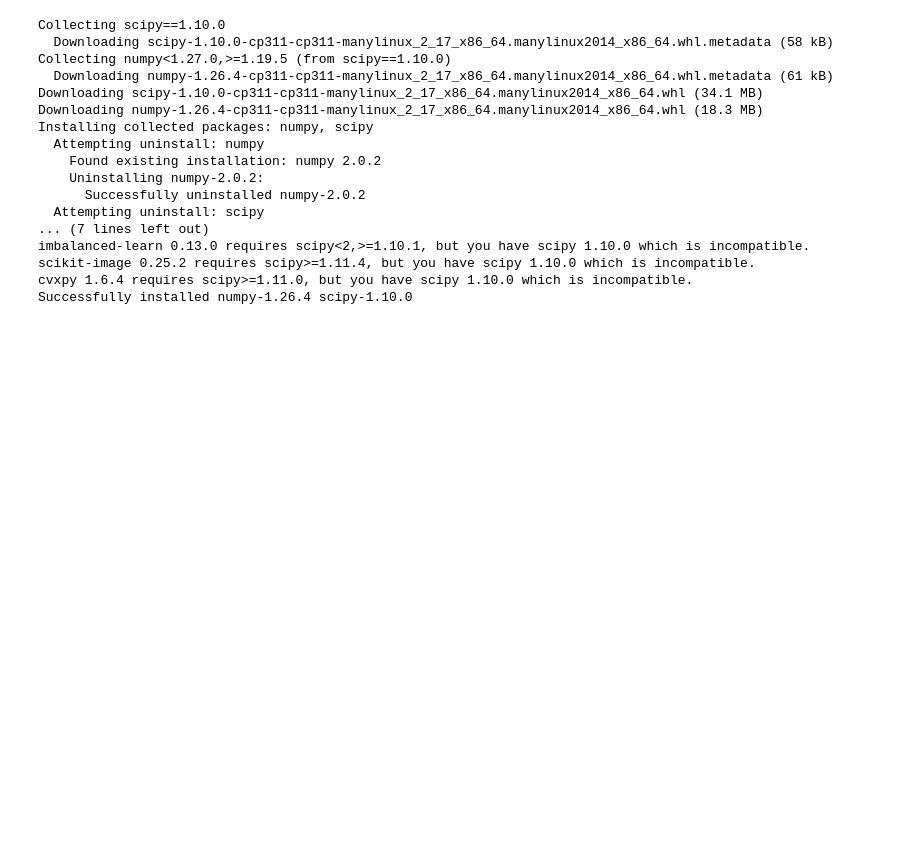
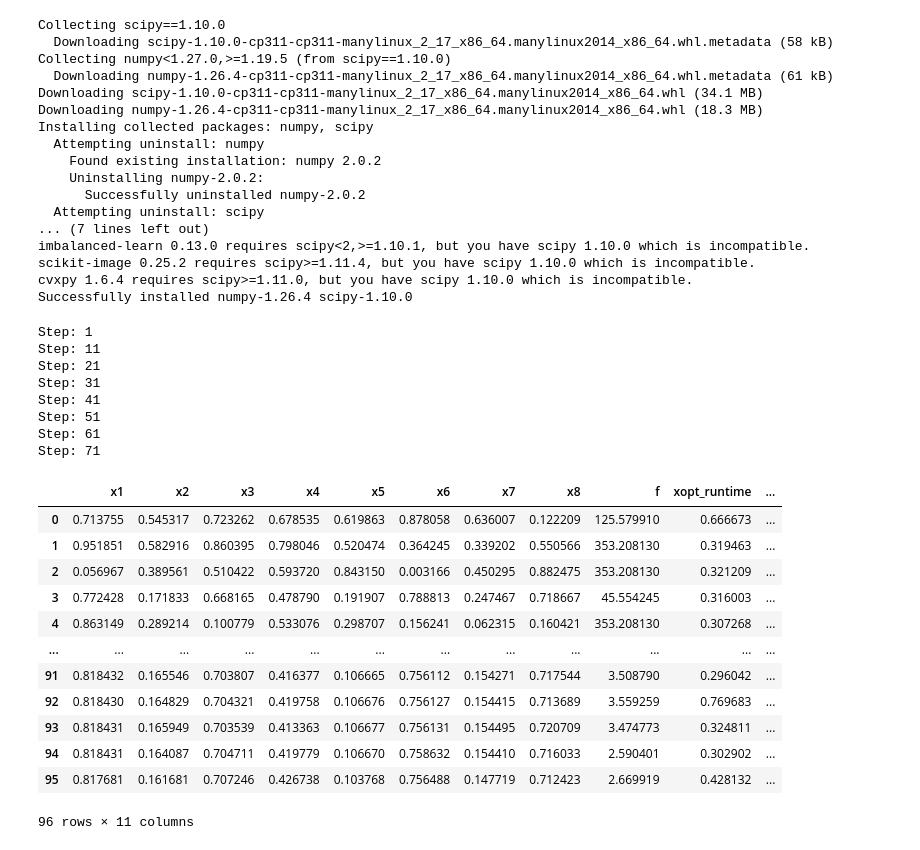
Before and after one commit to aashwinmishra/SLACBeamOptimization, a Jupyter notebook: notebooks/16_SND_ConstrainedOptimization.ipynb, the cells around one changed output. Cells and saved outputs as stored; diff of their text form; code cells hidden in the pictures; blank space fills up the shorter version.

```diff
--- a/notebooks/16_SND_ConstrainedOptimization.ipynb
+++ b/notebooks/16_SND_ConstrainedOptimization.ipynb
@@ -166,3 +173,10 @@ def get_snd_outputs_detailed(inputs):
+# %%
+def eval_function_bpe(input_dict: dict) -> dict:
+  x1, x2, x3, x4, x5, x6, x7, x8 = input_dict["x1"], input_dict["x2"], input_dict["x3"], input_dict["x4"], input_dict["x5"], input_dict["x6"], input_dict["x7"], input_dict["x8"]
+  Xinp = np.expand_dims(np.array([x1, x2, x3, x4, x5, x6, x7, x8]), axis=0)
+  output = get_snd_outputs(Xinp)
+  f = output[0][0].item()
+  return {"f": f}
 # %%
 def eval_function(input_dict: dict) -> dict:
   x1, x2, x3, x4, x5, x6, x7, x8 = input_dict["x1"], input_dict["x2"], input_dict["x3"], input_dict["x4"], input_dict["x5"], input_dict["x6"], input_dict["x7"], input_dict["x8"]
@@ -299,3 +347,28 @@ def get_optimum_details(X, plot=True):
     ax1.grid()
     ax1.set_ylabel("Objective");
     plt.show()
+# %%
+X = run_turbo(eval_function_bpe, "MINIMIZE", 16, 80)
+X.data
+# %% [output]
+Step: 1
+Step: 11
+Step: 21
+Step: 31
+Step: 41
+Step: 51
+Step: 61
+Step: 71
+|  | x1 | x2 | x3 | x4 | x5 | x6 | x7 | x8 | f | xopt_runtime | ... |
+| 0 | 0.713755 | 0.545317 | 0.723262 | 0.678535 | 0.619863 | 0.878058 | 0.636007 | 0.122209 | 125.579910 | 0.666673 | ... |
+| 1 | 0.951851 | 0.582916 | 0.860395 | 0.798046 | 0.520474 | 0.364245 | 0.339202 | 0.550566 | 353.208130 | 0.319463 | ... |
+| 2 | 0.056967 | 0.389561 | 0.510422 | 0.593720 | 0.843150 | 0.003166 | 0.450295 | 0.882475 | 353.208130 | 0.321209 | ... |
+| 3 | 0.772428 | 0.171833 | 0.668165 | 0.478790 | 0.191907 | 0.788813 | 0.247467 | 0.718667 | 45.554245 | 0.316003 | ... |
+| 4 | 0.863149 | 0.289214 | 0.100779 | 0.533076 | 0.298707 | 0.156241 | 0.062315 | 0.160421 | 353.208130 | 0.307268 | ... |
+| ... | ... | ... | ... | ... | ... | ... | ... | ... | ... | ... | ... |
+| 91 | 0.818432 | 0.165546 | 0.703807 | 0.416377 | 0.106665 | 0.756112 | 0.154271 | 0.717544 | 3.508790 | 0.296042 | ... |
+| 92 | 0.818430 | 0.164829 | 0.704321 | 0.419758 | 0.106676 | 0.756127 | 0.154415 | 0.713689 | 3.559259 | 0.769683 | ... |
+| 93 | 0.818431 | 0.165949 | 0.703539 | 0.413363 | 0.106677 | 0.756131 | 0.154495 | 0.720709 | 3.474773 | 0.324811 | ... |
+| 94 | 0.818431 | 0.164087 | 0.704711 | 0.419779 | 0.106670 | 0.758632 | 0.154410 | 0.716033 | 2.590401 | 0.302902 | ... |
+| 95 | 0.817681 | 0.161681 | 0.707246 | 0.426738 | 0.103768 | 0.756488 | 0.147719 | 0.712423 | 2.669919 | 0.428132 | ... |
+96 rows × 11 columns
```
Also changed, not shown: parts of 8 cells of this notebook.
